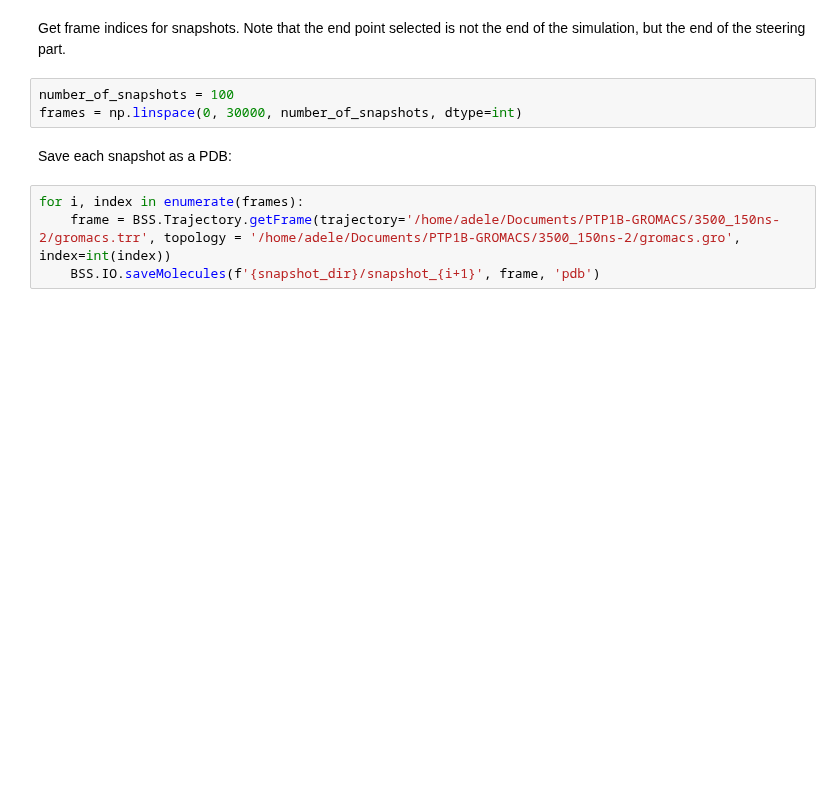
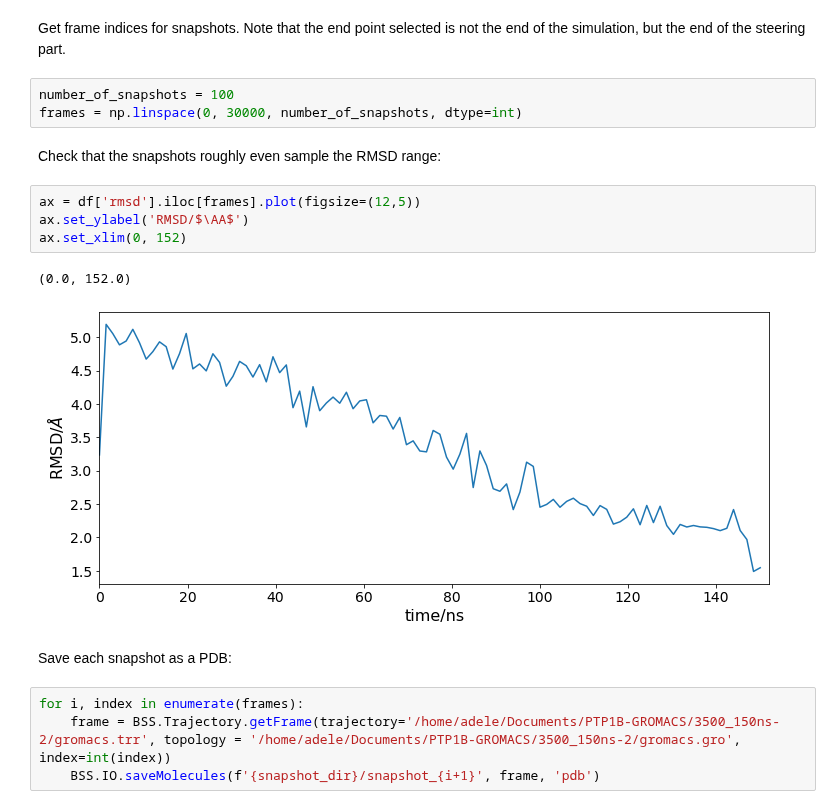
Before and after one commit to michellab/BioSimSpaceTutorials, a Jupyter notebook: 02_steered_md/02_trajectory_analysis.ipynb, the cells around one changed output. Cells and saved outputs as stored; diff of their text form; blank space fills up the shorter version.

Commit message:
add range checks

```diff
--- a/02_steered_md/02_trajectory_analysis.ipynb
+++ b/02_steered_md/02_trajectory_analysis.ipynb
@@ -39,6 +39,15 @@ Get frame indices for snapshots. Note that the end point selected is not the end
 # %%
 number_of_snapshots = 100
 frames = np.linspace(0, 30000, number_of_snapshots, dtype=int)
+# %% [markdown]
+Check that the snapshots roughly even sample the RMSD range:
+# %%
+ax = df['rmsd'].iloc[frames].plot(figsize=(12,5))
+ax.set_ylabel('RMSD/$\AA$')
+ax.set_xlim(0, 152)
+# %% [output]
+(0.0, 152.0)
+[figure, added]
 # %% [markdown]
 Save each snapshot as a PDB:
 # %%
```
Also changed, not shown: parts of 2 cells of this notebook.
